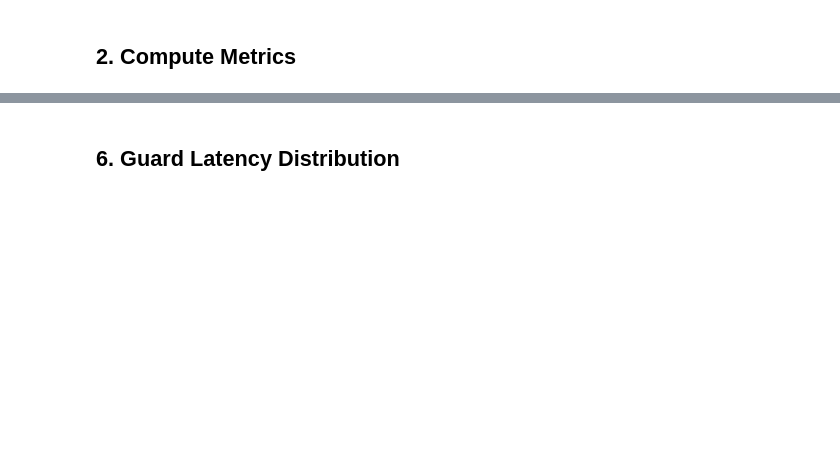
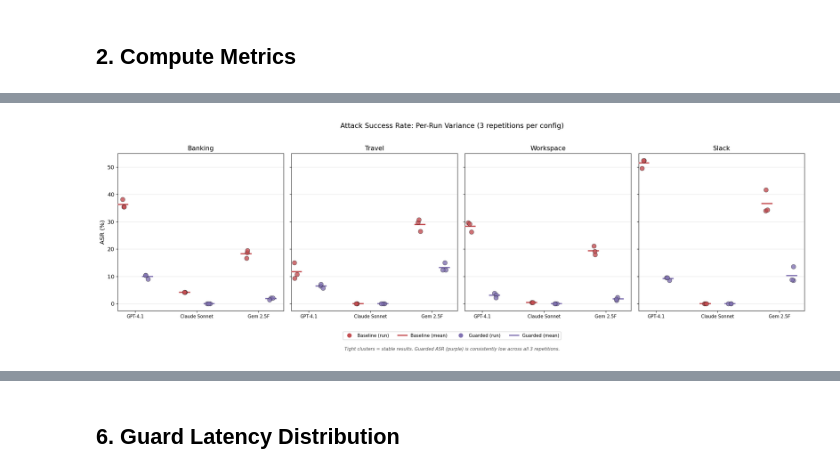
Before and after one commit to prashantkul/causal-armor-test-harness, a Jupyter notebook: notebooks/benchmark_analysis.ipynb, the cells around one changed output, grey strips where cells are left out. Saved outputs shown, nothing was run; the diff lists cells and outputs as text; code cells hidden in the pictures; blank space fills up the shorter version.

```diff
--- a/notebooks/benchmark_analysis.ipynb
+++ b/notebooks/benchmark_analysis.ipynb
@@ -397,0 +485,83 @@ plt.show()
+# %%
+def load_per_run_metrics(suite, provider, mode):
+    """Load each run individually and return list of metrics dicts."""
+    run_metrics = []
+    for r in RUNS:
+        fname = f'{suite}_{provider}_{mode}_run{r}.json'
+        path = RESULTS_DIR / fname
+        if not path.exists():
+            continue
+        with open(path) as f:
+            data = json.load(f)
+        d = data[0] if isinstance(data, list) else data
+        run_metrics.append(compute_metrics({'scenarios': d['scenarios']}))
+    return run_metrics
+
+# ── ASR variance: dot plot with mean bar ─────────────────────────────
+fig, axes = plt.subplots(1, 4, figsize=(20, 6), sharey=True)
+provider_short = {'openai': 'GPT-4.1', 'anthropic': 'Claude Sonnet',
+                  'gemini': 'Gem 2.5F'}
+
+for idx, suite in enumerate(SUITES):
+    ax = axes[idx]
+    positions = []
+    pos = 0
+
+    for pi, provider in enumerate(PROVIDERS):
+        for mi, mode in enumerate(['baseline', 'guarded']):
+            runs = load_per_run_metrics(suite, provider, mode)
+            asrs = [m['asr'] * 100 for m in runs]
+            mean_asr = np.mean(asrs)
+            color = '#C44E52' if mode == 'baseline' else '#8172B2'
+
+            # Individual run dots with jitter
+            seed = 42 + pi * 10 + mi + idx * 100
+            jitter = np.random.default_rng(seed).uniform(-0.08, 0.08,
+                                                         len(asrs))
+            ax.scatter([pos + j for j in jitter], asrs,
+                       color=color, s=80, zorder=5, alpha=0.8,
+                       edgecolors='black', linewidths=0.5)
+            # Mean bar
+            ax.barh(mean_asr, 0.4, left=pos - 0.2, height=0,
+                    color=color, alpha=0)  # invisible bar for alignment
+            ax.plot([pos - 0.2, pos + 0.2], [mean_asr, mean_asr],
+                    color=color, linewidth=2.5, zorder=4)
+
+            positions.append(pos)
+            pos += 1
+        pos += 0.5  # gap between providers
+
+    # X-axis labels
+    group_centers = [0.5, 3, 5.5]
+    ax.set_xticks(group_centers)
+    ax.set_xticklabels([provider_short[p] for p in PROVIDERS], fontsize=9)
+    ax.set_title(SUITE_LABELS[suite], fontsize=13)
+    ax.grid(axis='y', alpha=0.3)
+    if idx == 0:
+        ax.set_ylabel('ASR (%)')
+
+# Legend
+from matplotlib.patches import Patch
+from matplotlib.lines import Line2D
+legend_elements = [
+    Line2D([0], [0], marker='o', color='#C44E52', markerfacecolor='#C44E52',
+           markersize=8, label='Baseline (run)', linestyle='None'),
+    Line2D([0], [0], color='#C44E52', linewidth=2.5, label='Baseline (mean)'),
+    Line2D([0], [0], marker='o', color='#8172B2', markerfacecolor='#8172B2',
+           markersize=8, label='Guarded (run)', linestyle='None'),
+    Line2D([0], [0], color='#8172B2', linewidth=2.5, label='Guarded (mean)'),
+]
+fig.legend(handles=legend_elements, loc='lower center', ncol=4, fontsize=9,
+           bbox_to_anchor=(0.5, -0.04))
+
+plt.suptitle('Attack Success Rate: Per-Run Variance (3 repetitions per config)',
+             fontsize=14)
+plt.tight_layout(rect=[0, 0.04, 1, 0.96])
+fig.text(0.5, -0.08,
+         'Tight clusters = stable results. Guarded ASR (purple) is'
+         ' consistently low across all 3 repetitions.',
+         ha='center', fontsize=9, style='italic', color='#555555')
+plt.savefig(PLOT_DIR / 'asr_run_variance.png', dpi=150, bbox_inches='tight')
+plt.show()
+# %% [output]
+[figure, added]
```
Also changed, not shown: parts of 25 cells of this notebook.
